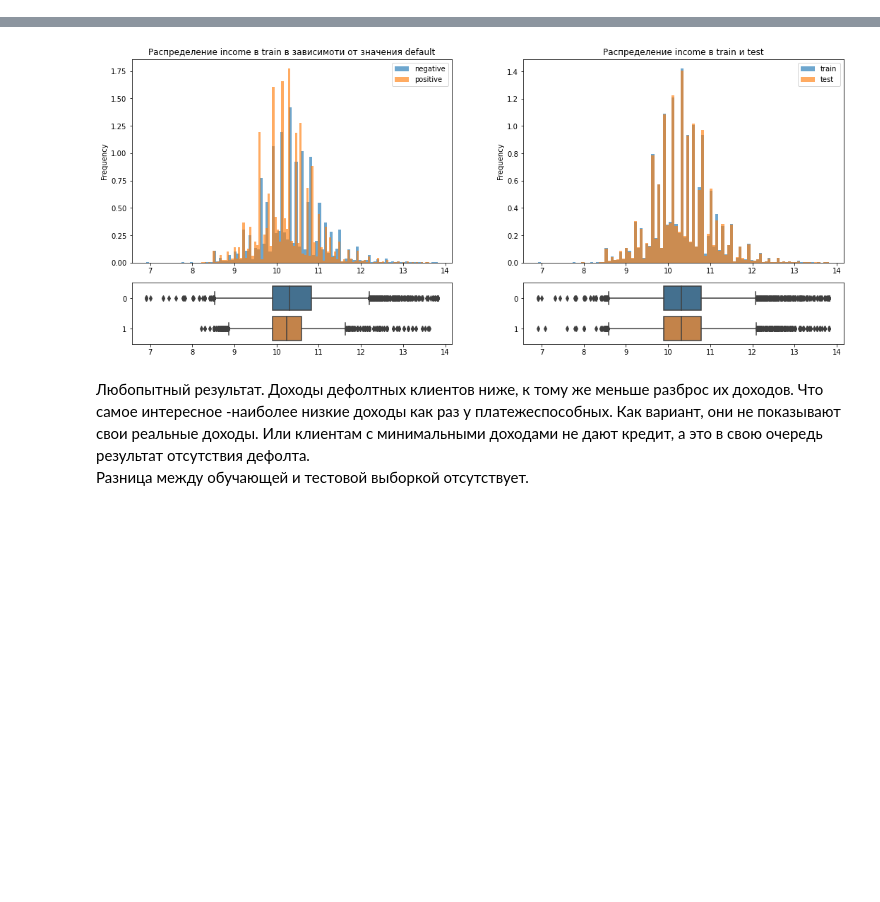
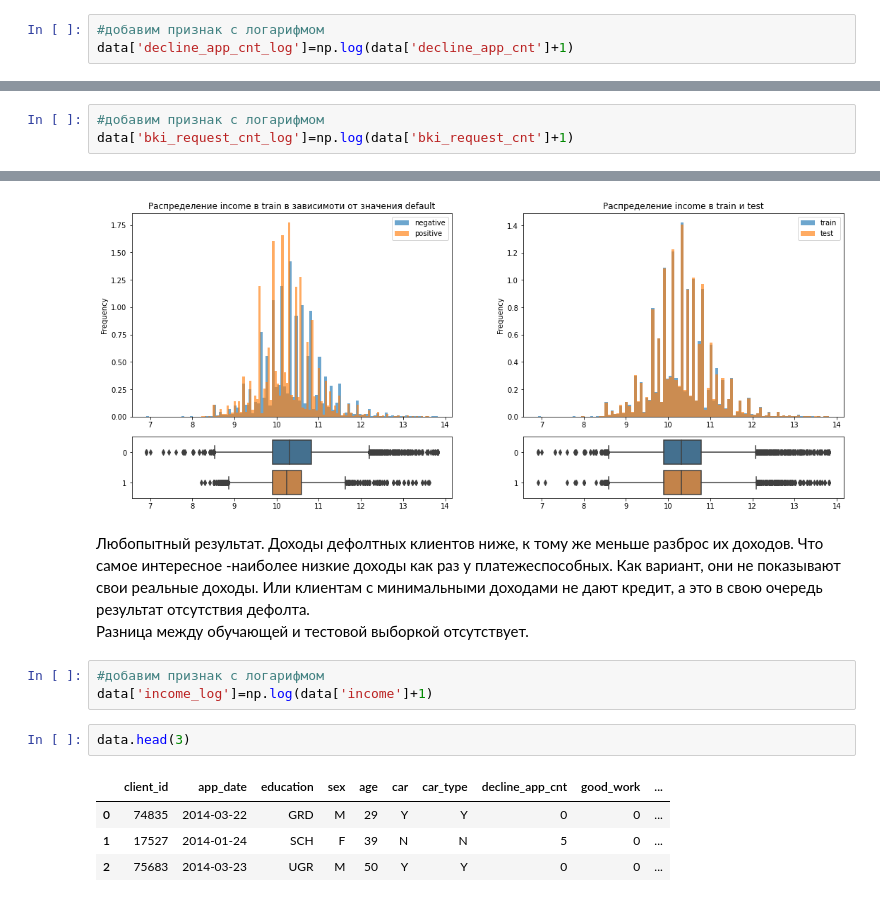
Before and after one commit to luhakv/dssf-projects, a Jupyter notebook: module_5/Проект_5_Компьютер_говорит_Нет.ipynb, the cells around one changed output, grey strips where cells are left out. Saved outputs shown, nothing was run; the diff lists cells and outputs as text; blank space fills up the shorter version.

```diff
--- a/module_5/Проект_5_Компьютер_говорит_Нет.ipynb
+++ b/module_5/Проект_5_Компьютер_говорит_Нет.ipynb
@@ -498,6 +498,9 @@ num_visualisation('decline_app_cnt',data,lg=True)
 [figure]
 # %% [markdown]
 Количество отказов дефолтным клиентам выше, чем платежеспсосбным.
+# %%
+#добавим признак с логарифмом
+data['decline_app_cnt_log']=np.log(data['decline_app_cnt']+1)
 # %% [markdown]
 ### score_bki
 Скоринговый балл по данным из БКИ
@@ -519,3 +522,6 @@ num_visualisation('bki_request_cnt',data,lg=True)
+# %%
+#добавим признак с логарифмом
+data['bki_request_cnt_log']=np.log(data['bki_request_cnt']+1)
 # %% [markdown]
 ### income
 Доход клиента-заемщика
@@ -526,3 +532,13 @@ num_visualisation('income',data,lg=True)
 # %% [markdown]
 Любопытный результат. Доходы дефолтных клиентов ниже, к тому же меньше разброс их доходов. Что самое интересное -наиболее низкие доходы как раз у платежеспособных. Как вариант, они не показывают свои реальные доходы. Или клиентам с минимальными доходами не дают кредит, а это в свою очередь результат отсутствия дефолта.
 Разница между обучающей и тестовой выборкой отсутствует.
+# %%
+#добавим признак с логарифмом
+data['income_log']=np.log(data['income']+1)
+# %%
+data.head(3)
+# %% [output]
+|  | client_id | app_date | education | sex | age | car | car_type | decline_app_cnt | good_work | ... |
+| 0 | 74835 | 2014-03-22 | GRD | M | 29 | Y | Y | 0 | 0 | ... |
+| 1 | 17527 | 2014-01-24 | SCH | F | 39 | N | N | 5 | 0 | ... |
+| 2 | 75683 | 2014-03-23 | UGR | M | 50 | Y | Y | 0 | 0 | ... |
```
Also changed, not shown: parts of 2 cells of this notebook.
